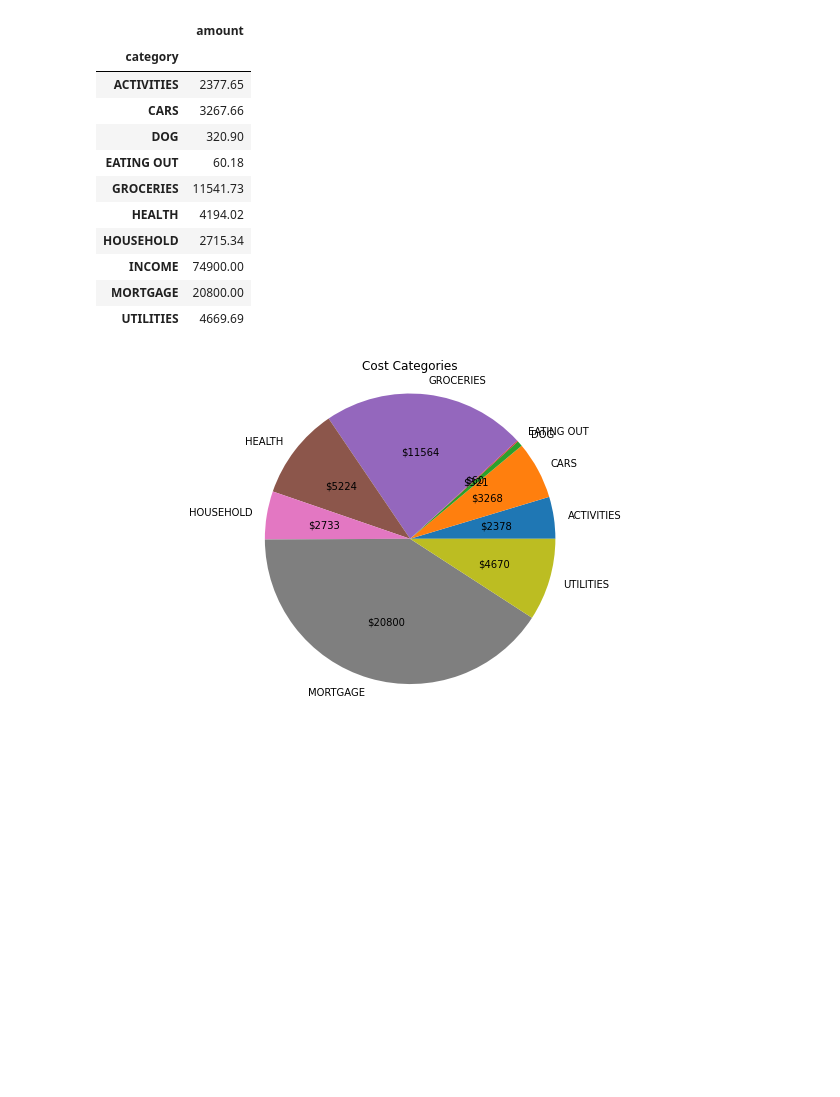
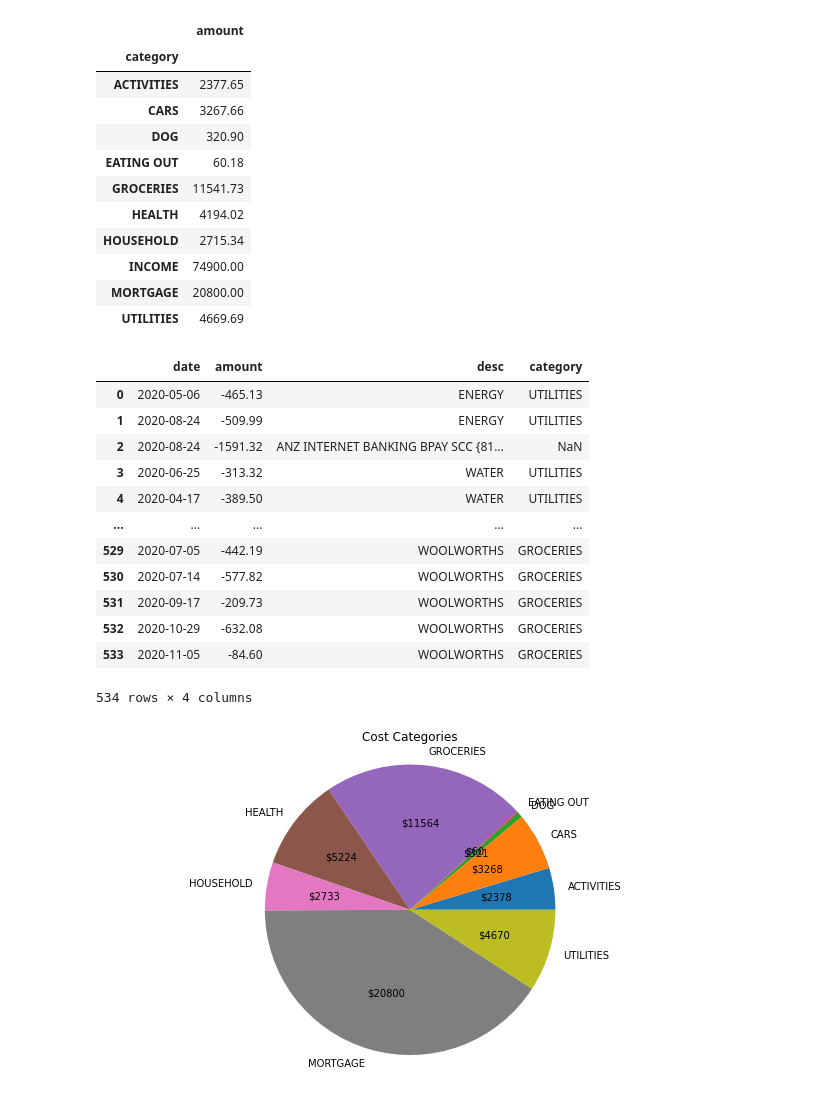
Before and after one commit to mikedonnici/dev, a Jupyter notebook: datasci/dataquest/python/household-finances.ipynb, the cells around one changed output. Drawn from its saved outputs; the diff is of its cells as text; code cells hidden in the pictures; blank space fills up the shorter version.

```diff
--- a/datasci/dataquest/python/household-finances.ipynb
+++ b/datasci/dataquest/python/household-finances.ipynb
@@ -142,6 +143,22 @@ df.groupby("category").sum().abs()
 | INCOME | 74900.00 |
 | MORTGAGE | 20800.00 |
 | UTILITIES | 4669.69 |
+# %%
+df
+# %% [output]
+|  | date | amount | desc | category |
+| 0 | 2020-05-06 | -465.13 | ENERGY | UTILITIES |
+| 1 | 2020-08-24 | -509.99 | ENERGY | UTILITIES |
+| 2 | 2020-08-24 | -1591.32 | ANZ INTERNET BANKING BPAY SCC {81... | NaN |
+| 3 | 2020-06-25 | -313.32 | WATER | UTILITIES |
+| 4 | 2020-04-17 | -389.50 | WATER | UTILITIES |
+| ... | ... | ... | ... | ... |
+| 529 | 2020-07-05 | -442.19 | WOOLWORTHS | GROCERIES |
+| 530 | 2020-07-14 | -577.82 | WOOLWORTHS | GROCERIES |
+| 531 | 2020-09-17 | -209.73 | WOOLWORTHS | GROCERIES |
+| 532 | 2020-10-29 | -632.08 | WOOLWORTHS | GROCERIES |
+| 533 | 2020-11-05 | -84.60 | WOOLWORTHS | GROCERIES |
+534 rows × 4 columns
 # %%
 import matplotlib.pyplot as plt
 import numpy as np
```
Also changed, not shown: parts of 2 cells of this notebook.
